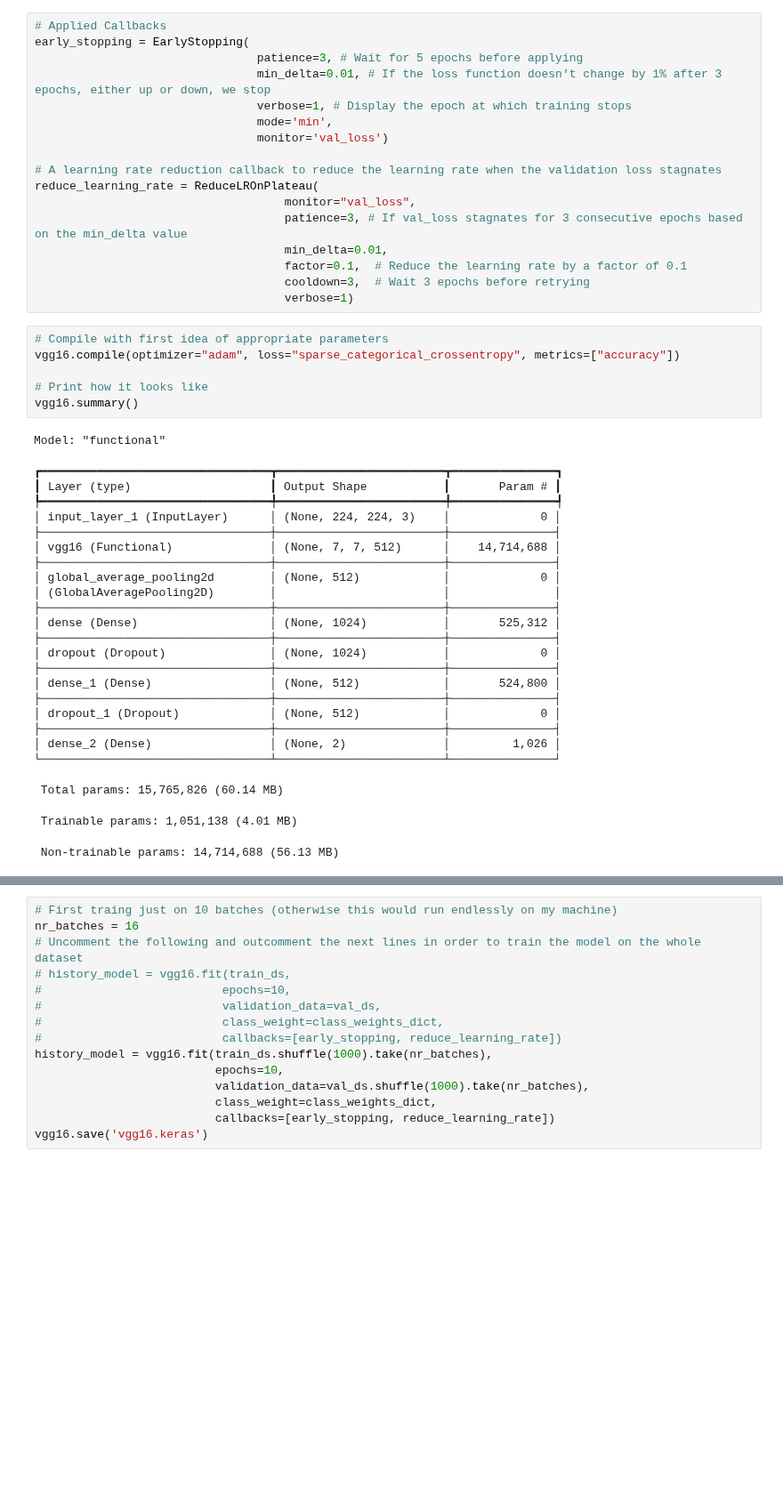
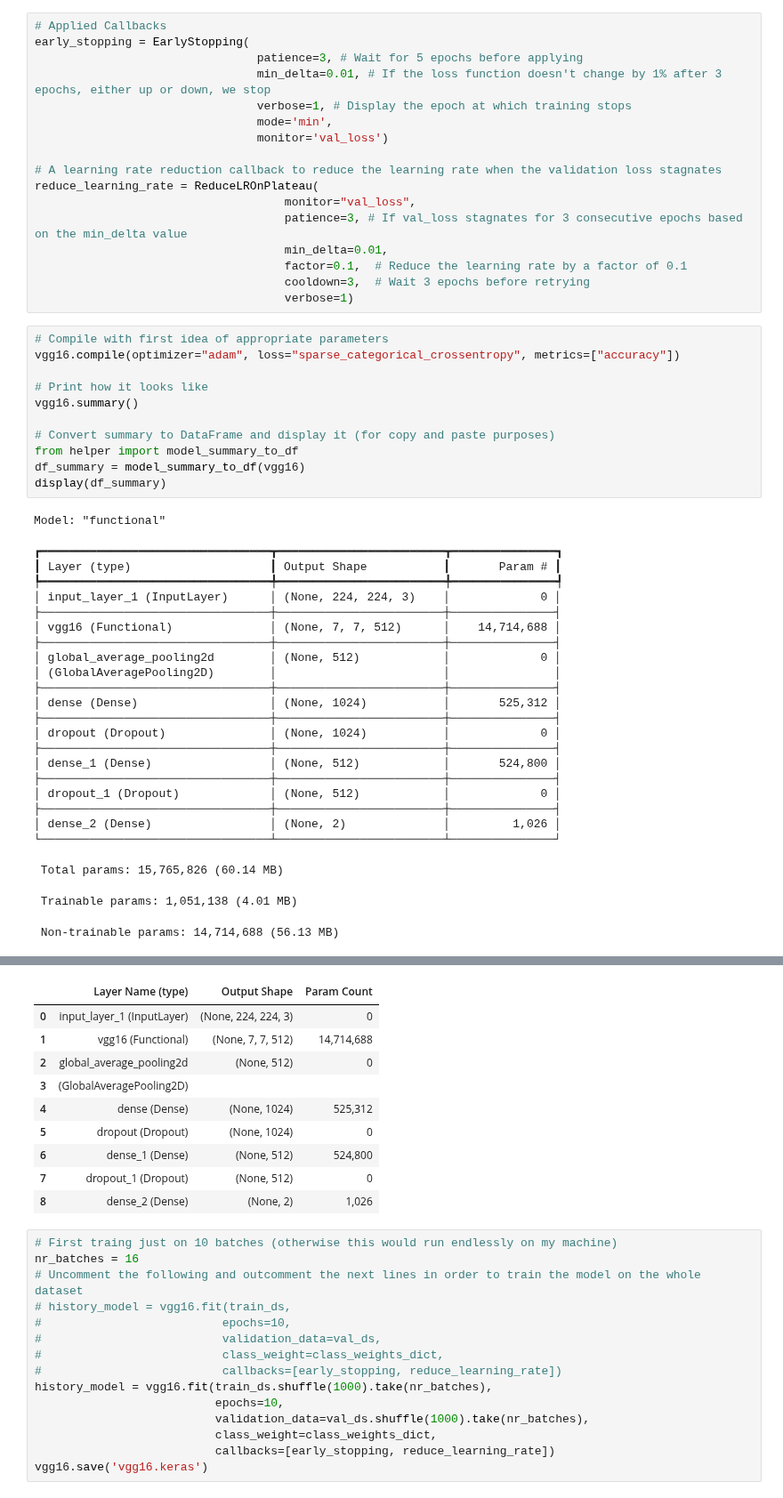
Before and after one commit to MarkusFuchs68/Covid-19_detection, a Jupyter notebook: notebooks/2 - modelling.ipynb, the cells around one changed output, grey strips where cells are left out. Shown at 89% size. Saved outputs shown, nothing was run; the diff lists cells and outputs as text; blank space fills up the shorter version.

Commit message:
added helper to output model summary as dataframe

```diff
--- a/notebooks/2 - modelling.ipynb
+++ b/notebooks/2 - modelling.ipynb
@@ -187,6 +197,11 @@ vgg16.compile(optimizer="adam", loss="sparse_categorical_crossentropy", metrics=
 
 # Print how it looks like
 vgg16.summary()
+
+# Convert summary to DataFrame and display it (for copy and paste purposes)
+from helper import model_summary_to_df
+df_summary = model_summary_to_df(vgg16)
+display(df_summary)
 # %% [output]
 Model: "functional"
 ┏━━━━━━━━━━━━━━━━━━━━━━━━━━━━━━━━━┳━━━━━━━━━━━━━━━━━━━━━━━━┳━━━━━━━━━━━━━━━┓
@@ -215,3 +231,13 @@ Model: "functional"
+|  | Layer Name (type) | Output Shape | Param Count |
+| 0 | input_layer_1 (InputLayer) | (None, 224, 224, 3) | 0 |
+| 1 | vgg16 (Functional) | (None, 7, 7, 512) | 14,714,688 |
+| 2 | global_average_pooling2d | (None, 512) | 0 |
+| 3 | (GlobalAveragePooling2D) |  |  |
+| 4 | dense (Dense) | (None, 1024) | 525,312 |
+| 5 | dropout (Dropout) | (None, 1024) | 0 |
+| 6 | dense_1 (Dense) | (None, 512) | 524,800 |
+| 7 | dropout_1 (Dropout) | (None, 512) | 0 |
+| 8 | dense_2 (Dense) | (None, 2) | 1,026 |
 # %%
 # First traing just on 10 batches (otherwise this would run endlessly on my machine)
 nr_batches = 16
```
Also changed, not shown: parts of 5 cells of this notebook, 1 other file.
